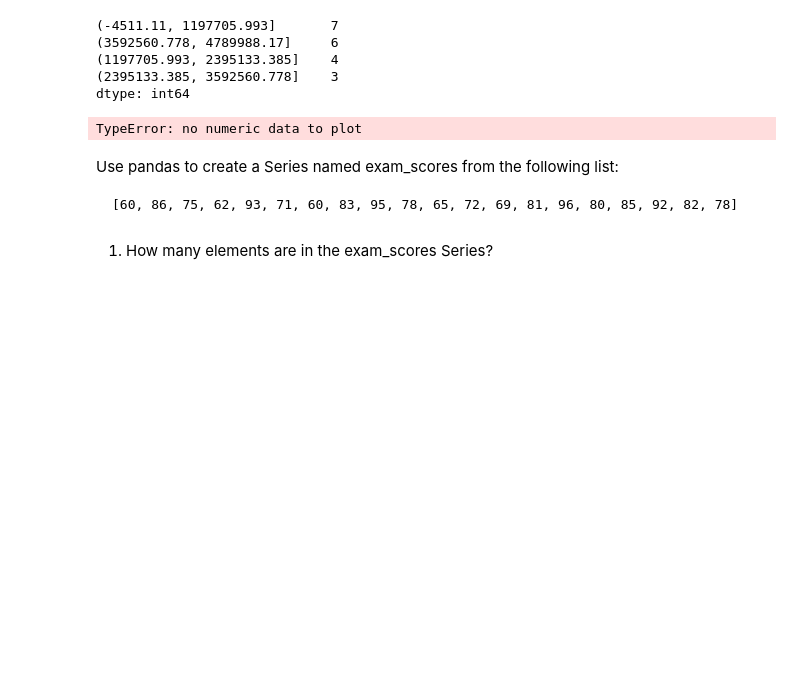
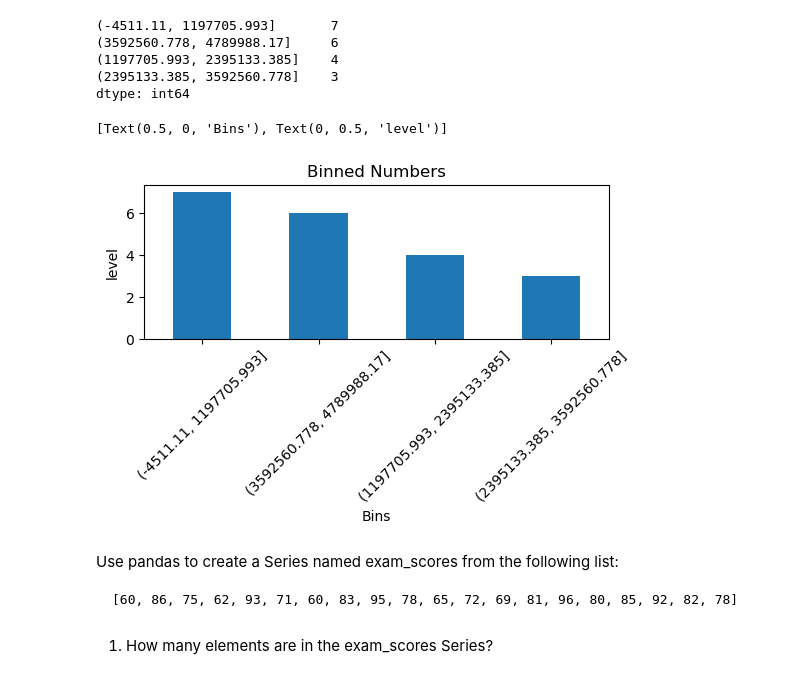
Before and after one commit to MigashaneVictoire/numpy-pandas-visualization-exercises, a Jupyter notebook: pandas_series.ipynb, the cells around one changed output. Saved outputs shown, nothing was run; the diff lists cells and outputs as text; code cells hidden in the pictures; blank space fills up the shorter version.

````diff
--- a/pandas_series.ipynb
+++ b/pandas_series.ipynb
@@ -429,8 +431,6 @@ money.count()
 # %%
 numbers = money.str.replace("$","").str.replace(",","").astype(float)
 
-numbers = numbers.astype("float")
-
 numbers
 # %% [output]
 0      796459.41
@@ -494,19 +494,11 @@ Categories (4, interval[float64, right]): [(-4511.11, 1197705.993] < (1197705.99
 # %% [markdown]
 8. Plot the binned data in a meaningful way. Be sure to include a title and axis labels.
 # %%
-my_bins.value_counts()
+counts = my_bins.value_counts()
+counts
 # %% [output]
 (-4511.11, 1197705.993]       7
 (3592560.778, 4789988.17]     6
 (1197705.993, 2395133.385]    4
 (2395133.385, 3592560.778]    3
 dtype: int64
-# %%
-my_bins.plot.hist(bins=5)
-# %% [output]
-TypeError: no numeric data to plot
-# %% [markdown]
-Use pandas to create a Series named exam_scores from the following list:
-```
-[60, 86, 75, 62, 93, 71, 60, 83, 95, 78, 65, 72, 69, 81, 96, 80, 85, 92, 82, 78]
-```
@@ -516,0 +505,13 @@ scores = pd.Series(scores)
+# %%
+plt.figure(figsize=(6,2))
+labels = ["Bad", "Ok", "Good", "Great"]
+counts.plot.bar(title = "Binned Numbers", rot=45
+               ).set(xlabel = "Bins", ylabel= "level")
+# %% [output]
+[Text(0.5, 0, 'Bins'), Text(0, 0.5, 'level')]
+[figure, added]
+# %% [markdown]
+Use pandas to create a Series named exam_scores from the following list:
+```
+[60, 86, 75, 62, 93, 71, 60, 83, 95, 78, 65, 72, 69, 81, 96, 80, 85, 92, 82, 78]
+```
````
Also changed, not shown: parts of 20 cells of this notebook.
